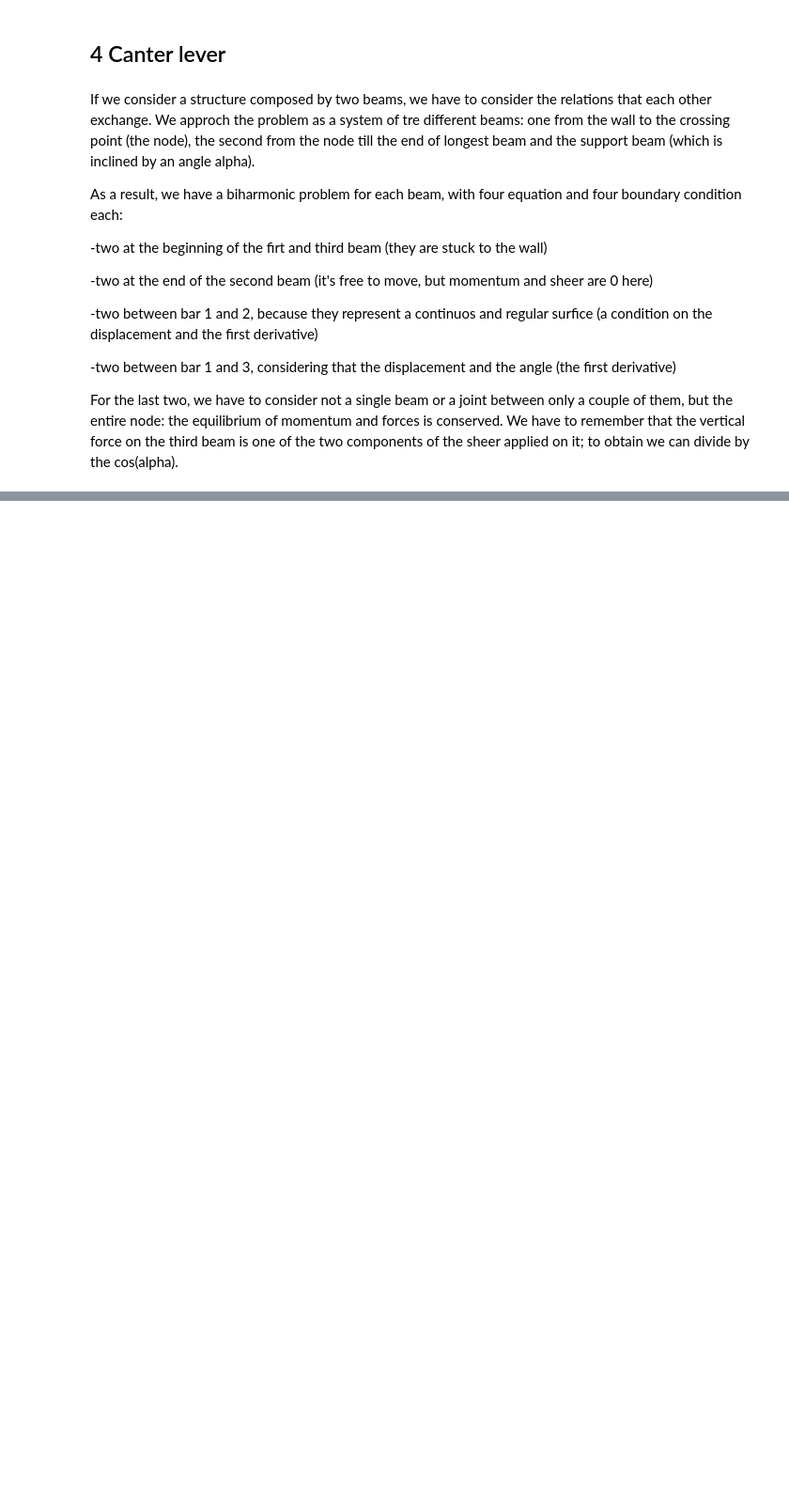
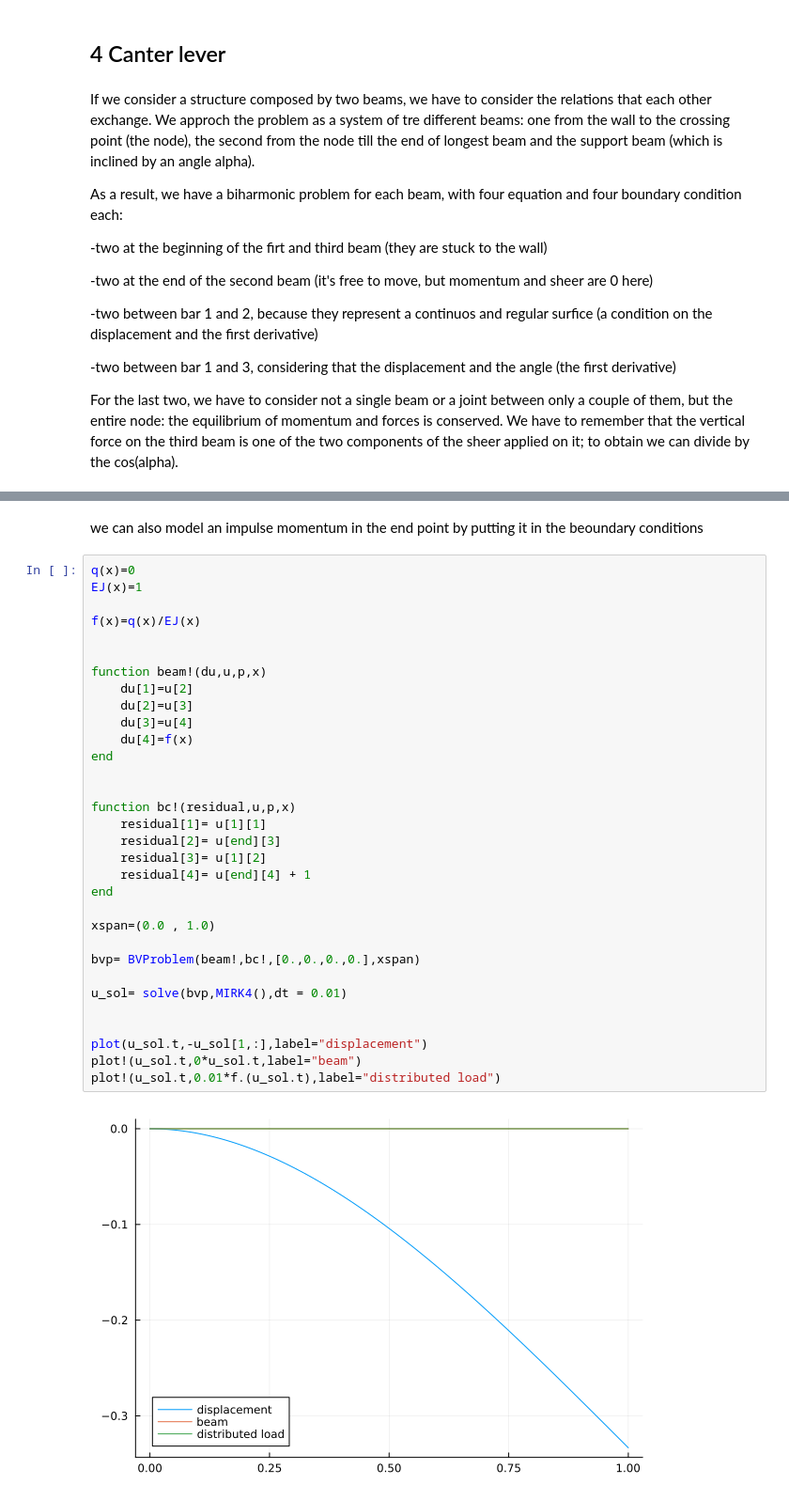
Before and after one commit to Kstreme/ENSAM-TUD01_G1, a Jupyter notebook: Final Notebook Group 1.ipynb, the cells around one changed output, grey strips where cells are left out. Shown at 94% size. Cells and saved outputs as stored; diff of their text form; blank space fills up the shorter version.

```diff
--- a/Final Notebook Group 1.ipynb
+++ b/Final Notebook Group 1.ipynb
@@ -647,0 +830,36 @@ plot!(x_dis3,u_3,label="support displacement")
+# %% [markdown]
+we can also model an impulse momentum in the end point by putting it in the beoundary conditions
+# %%
+q(x)=0
+EJ(x)=1
+
+f(x)=q(x)/EJ(x)
+
+
+function beam!(du,u,p,x)
+    du[1]=u[2]
+    du[2]=u[3]
+    du[3]=u[4]
+    du[4]=f(x)
+end
+
+
+function bc!(residual,u,p,x)
+    residual[1]= u[1][1]
+    residual[2]= u[end][3]
+    residual[3]= u[1][2]
+    residual[4]= u[end][4] + 1
+end
+
+xspan=(0.0 , 1.0)
+
+bvp= BVProblem(beam!,bc!,[0.,0.,0.,0.],xspan)
+
+u_sol= solve(bvp,MIRK4(),dt = 0.01)
+
+
+plot(u_sol.t,-u_sol[1,:],label="displacement")
+plot!(u_sol.t,0*u_sol.t,label="beam")
+plot!(u_sol.t,0.01*f.(u_sol.t),label="distributed load")
+# %% [output]
+[figure, added]
```
Also changed, not shown: parts of 19 cells of this notebook.
